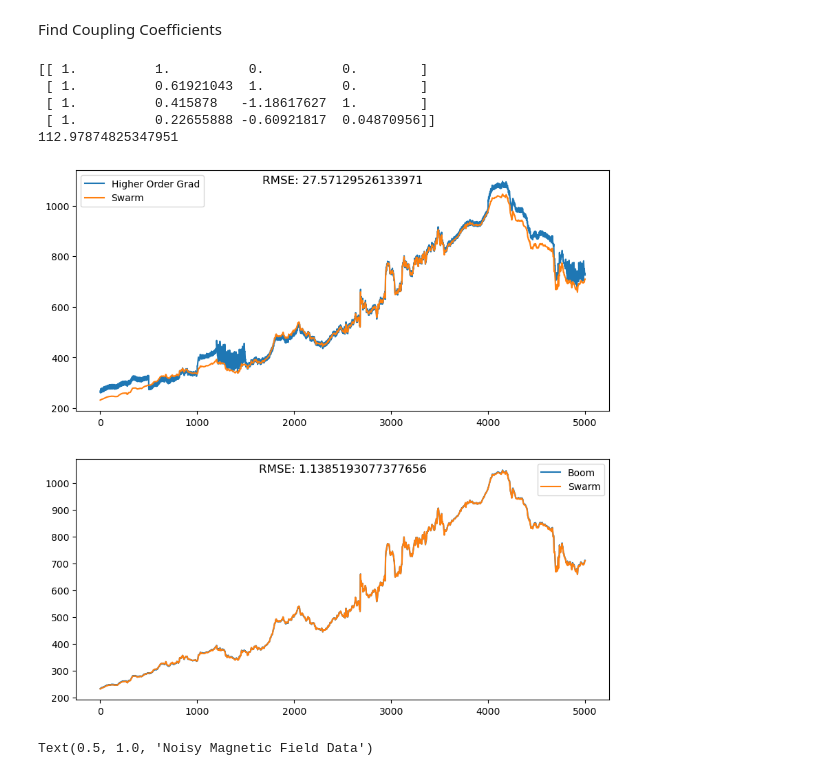
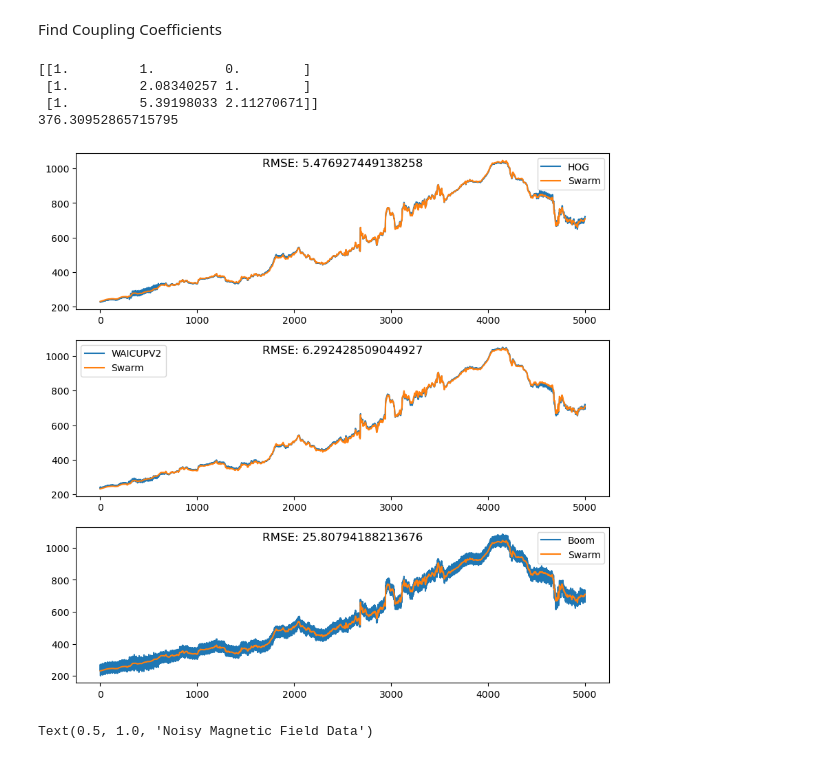
Before and after one commit to aphoffmann/MAGPRIME, a Jupyter notebook: magprime/HOG_test.ipynb, the cells around one changed output. Cells and saved outputs as stored; diff of their text form; code cells hidden in the pictures.

```diff
--- a/magprime/HOG_test.ipynb
+++ b/magprime/HOG_test.ipynb
@@ -15,7 +15,7 @@ Functions to load noise
 def noiseReactionWheel(fs, N, base_freq, seed):
     np.random.seed(seed)
     shift_freq = np.random.uniform(1, base_freq)
-    duration = int(np.random.uniform(1, 5))
+    duration = int(np.random.uniform(1, 15))
     time_of_shift = np.random.randint(0, (N/fs) - (2*duration))
 
     # Define time array.
@@ -57,7 +57,7 @@ def noiseMichibiki():
 def noiseArcjet(N, seed = 0):
     # Defining a function that takes an integer N and an optional integer seed as parameters
     "Randomly Turn on and off signals" # A docstring that describes the function
-    f = 500 # Setting a constant f
+    f = 300 # Setting a constant f
     np.random.seed(seed) # Setting the random seed for reproducibility
     zeros_ = np.random.choice([0, 1], size=(N // f + 1,), p=[3./10, 7./10]) # Generating an array of 0's and 1's with a 10% chance of 0 and a 90% chance of 1, with a size of N // f + 1
     ones_ = np.ones(N) # Generating an array of 1's with a size of N
@@ -75,8 +75,9 @@ def createMixingMatrix(seed, axis = 0, boomlength = 300):
     s2 = magpy.Sensor(position=(0,0,300+boomlength*2//4), style_size=1.8)
     s3 = magpy.Sensor(position=(0,0,300+boomlength*3//4), style_size=1.8)
     s4 = magpy.Sensor(position=(0,0,300+boomlength*4//4), style_size=1.8)
+    s5 = magpy.Sensor(position=(0,0,300+boomlength*5//4), style_size=1.8)
 
-    s = [s1,s2, s3,s4]
+    s = [s2, s3,s4]
 
     "Create Sources"
     d1 = magpy.current.Loop(current=200, diameter=10, orientation=st.Rotation.random(),  position=(random.randint(-35, 35), random.randint(-35, 35), random.randint(15, 285)))
@@ -161,7 +162,7 @@ def createNoise(i,boomlength = 300):
     Kx = createMixingMatrix(i, 0,boomlength)
     Ky = createMixingMatrix(i, 1,boomlength)
     Kz = createMixingMatrix(i, 2,boomlength)
-
+    print(Kx)
     "Create Mixed Signals"
     Bx = Kx @ signals
 
@@ -178,4 +179,5 @@ def createNoise(i,boomlength = 300):
     B = np.swapaxes(B,0,1)
     return(B)
 
-B = createNoise(5, boomlength = 600)
+B = createNoise(10, boomlength = 300)
+B = np.flip(np.copy(B), axis = 0)
@@ -190,41 +193,60 @@ plt.plot(B[:,0].T)
 # %% [markdown]
 Find Coupling Coefficients
 # %%
-from algorithms import HOG
+from algorithms import WAICUPV2, HOG
 import importlib
+importlib.reload(WAICUPV2)
 importlib.reload(HOG)
 
 
-HOG.weights = np.geomspace(1,.1,4)
-HOG.gain_method = 'Ramen'
-HOG.order = 4
-HOG.flip = True
-result = HOG.clean(np.flip(np.copy(B[:,0]), axis=0), triaxial=False)
+#HOG.weights = np.geomspace(10,.1,4)
+HOG.gain_method = 'ramen'
+HOG.order = 3
+HOG.flip = False
+HOG.sspTol = 15
+HOG.fs = 50
+HOG.condition = True
+result_hog = HOG.clean(np.copy(B[:,0]), triaxial=False)
 #plt.plot(Bsc1)
 #plt.plot(Bsc2)
 
-rmse_123 = np.sqrt(np.mean((result - swarm[0])**2)).sum()
-rmse_boom = np.sqrt(np.mean((B[-1,0] - swarm[0])**2)).sum()
+WAICUPV2.uf=100
+WAICUPV2.detrend = True
+WAICUPV2.weights = np.geomspace(10,.1,B.shape[0])
+WAICUPV2.gain_method = 'ramen'
+WAICUPV2.order = 3
+WAICUPV2.sspTol = 15
+WAICUPV2.flip = False
+WAICUPV2.condition = True
+WAICUPV2.fs = 50
+result_w = WAICUPV2.clean(np.copy(B[:,0]), triaxial=False)
+
+rmse_123 = np.sqrt(np.mean((result_hog - swarm[0])**2)).sum()
+rmse_w = np.sqrt(np.mean((result_w - swarm[0])**2)).sum()
+rmse_boom = np.sqrt(np.mean((B[0,0] - swarm[0])**2)).sum()
 
 # Make 3,1 subplot and overlay swarm on each result. Set location of each title to within the plot
-fig, axs = plt.subplots(2, 1, figsize=(10, 10))
-axs[0].plot(result, label = 'Higher Order Grad')
+fig, axs = plt.subplots(3, 1, figsize=(10, 10))
+axs[0].plot(result_hog, label = 'HOG')
 axs[0].plot(swarm[0], label = 'Swarm')
 axs[0].set_title('RMSE: ' + str(rmse_123), y=1.0, pad=-14)
 axs[0].legend()
-axs[1].plot(B[-1,0], label = 'Boom')
+axs[1].plot(result_w, label = 'WAICUPV2')
 axs[1].plot(swarm[0], label = 'Swarm')
-axs[1].set_title('RMSE: ' + str(rmse_boom), y=1.0, pad=-14)
+axs[1].set_title('RMSE: ' + str(rmse_w), y=1.0, pad=-14)
 axs[1].legend()
+axs[2].plot(B[0,0], label = 'Boom')
+axs[2].plot(swarm[0], label = 'Swarm')
+axs[2].set_title('RMSE: ' + str(rmse_boom), y=1.0, pad=-14)
+axs[2].legend()
 print(HOG.aii)
 print(np.linalg.cond(HOG.aii.T @ np.diag(HOG.weights) @ HOG.aii))
 # %% [output]
-[[ 1.          1.          0.          0.        ]
- [ 1.          0.61921043  1.          0.        ]
- [ 1.          0.415878   -1.18617627  1.        ]
- [ 1.          0.22655888 -0.60921817  0.04870956]]
-112.97874825347951
+[[1.         1.         0.        ]
+ [1.         2.08340257 1.        ]
+ [1.         5.39198033 2.11270671]]
+376.30952865715795
-[figure, old version]
+[figure, new version]
 # %%
 fig, ax = plt.subplots(1,1, figsize=(8,5))
 
```
Also changed, not shown: parts of 2 cells of this notebook.
